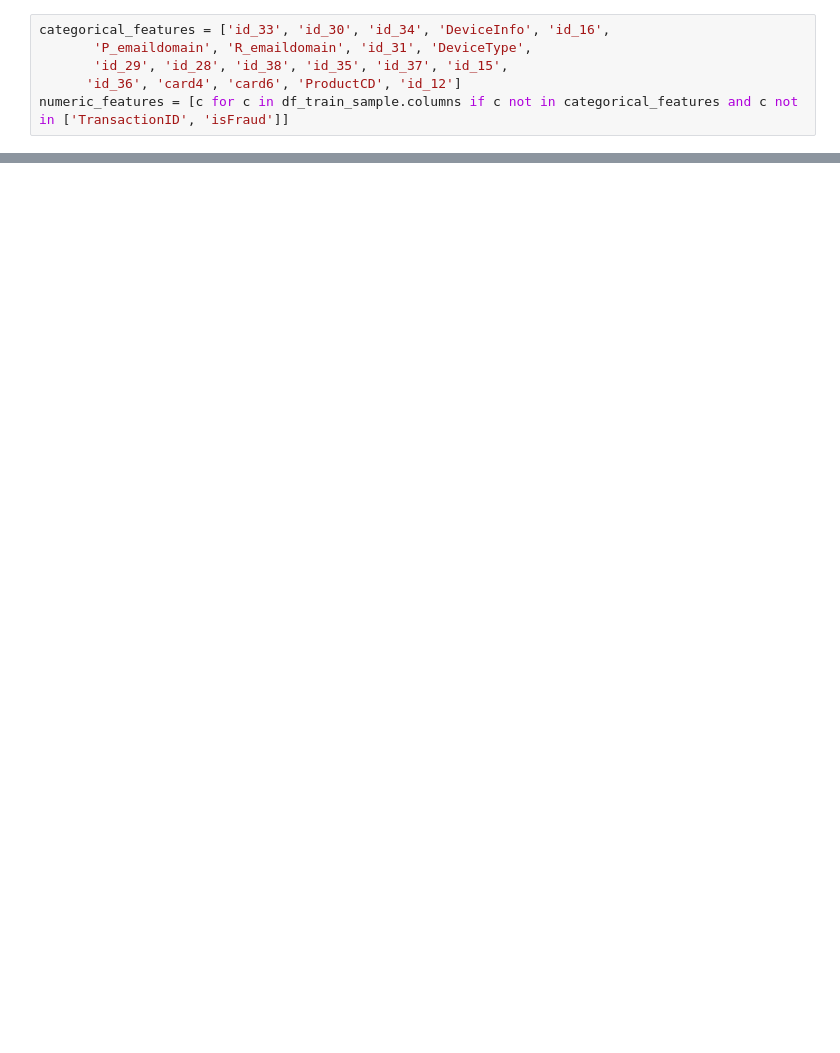
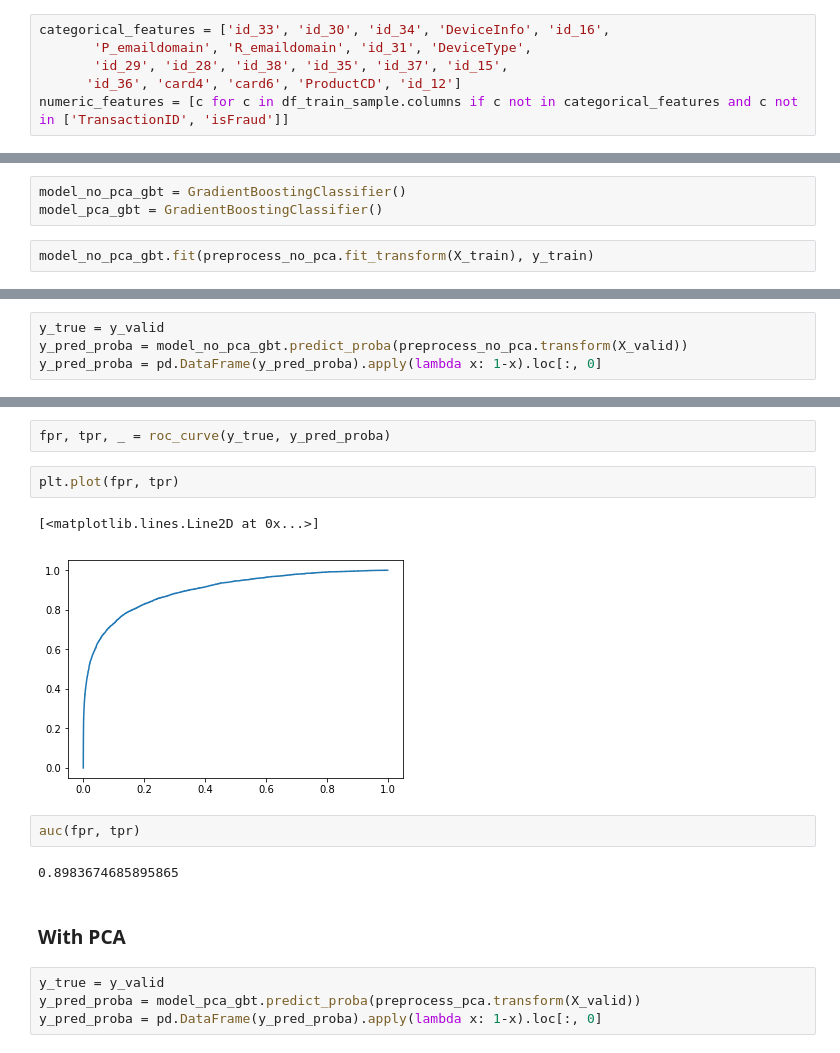
Before and after one commit to PrinceJavier/ieee_cis_fraud_detection, a Jupyter notebook: ieee_cis_fraud_detection.deep_learning.ipynb, the cells around one changed output, grey strips where cells are left out. Saved outputs shown, nothing was run; the diff lists cells and outputs as text; blank space fills up the shorter version.

```diff
--- a/ieee_cis_fraud_detection.deep_learning.ipynb
+++ b/ieee_cis_fraud_detection.deep_learning.ipynb
@@ -53,0 +141,5 @@ clf.fit(X_train, y_train)
+# %%
+model_no_pca_gbt = GradientBoostingClassifier()
+model_pca_gbt = GradientBoostingClassifier()
+# %%
+model_no_pca_gbt.fit(preprocess_no_pca.fit_transform(X_train), y_train)
@@ -53,0 +181,4 @@ clf.fit(X_train, y_train)
+# %%
+y_true = y_valid
+y_pred_proba = model_no_pca_gbt.predict_proba(preprocess_no_pca.transform(X_valid))
+y_pred_proba = pd.DataFrame(y_pred_proba).apply(lambda x: 1-x).loc[:, 0]
@@ -53,0 +281,17 @@ clf.fit(X_train, y_train)
+# %%
+fpr, tpr, _ = roc_curve(y_true, y_pred_proba)
+# %%
+plt.plot(fpr, tpr)
+# %% [output]
+[<matplotlib.lines.Line2D at 0x...>]
+[figure, added]
+# %%
+auc(fpr, tpr)
+# %% [output]
+0.8983674685895865
+# %% [markdown]
+### With PCA
+# %%
+y_true = y_valid
+y_pred_proba = model_pca_gbt.predict_proba(preprocess_pca.transform(X_valid))
+y_pred_proba = pd.DataFrame(y_pred_proba).apply(lambda x: 1-x).loc[:, 0]
```
Also changed, not shown: parts of 88 cells of this notebook, 4 other files.
